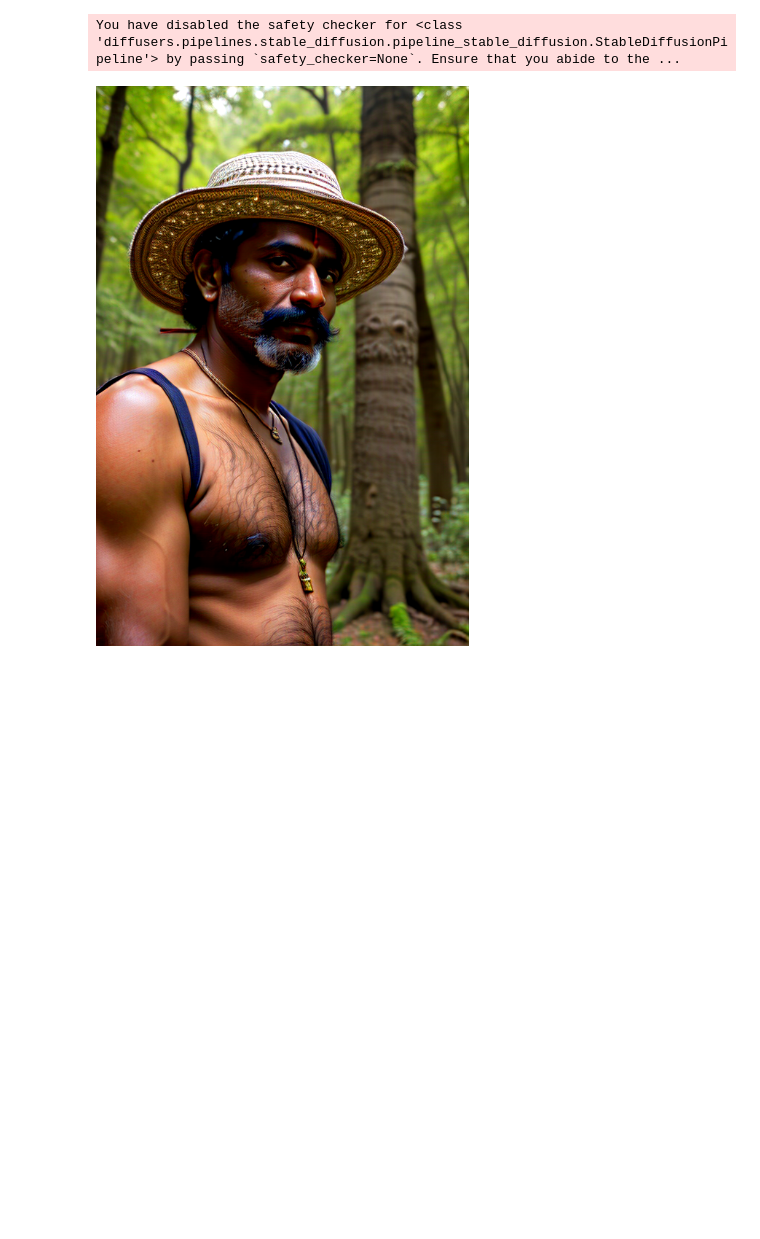
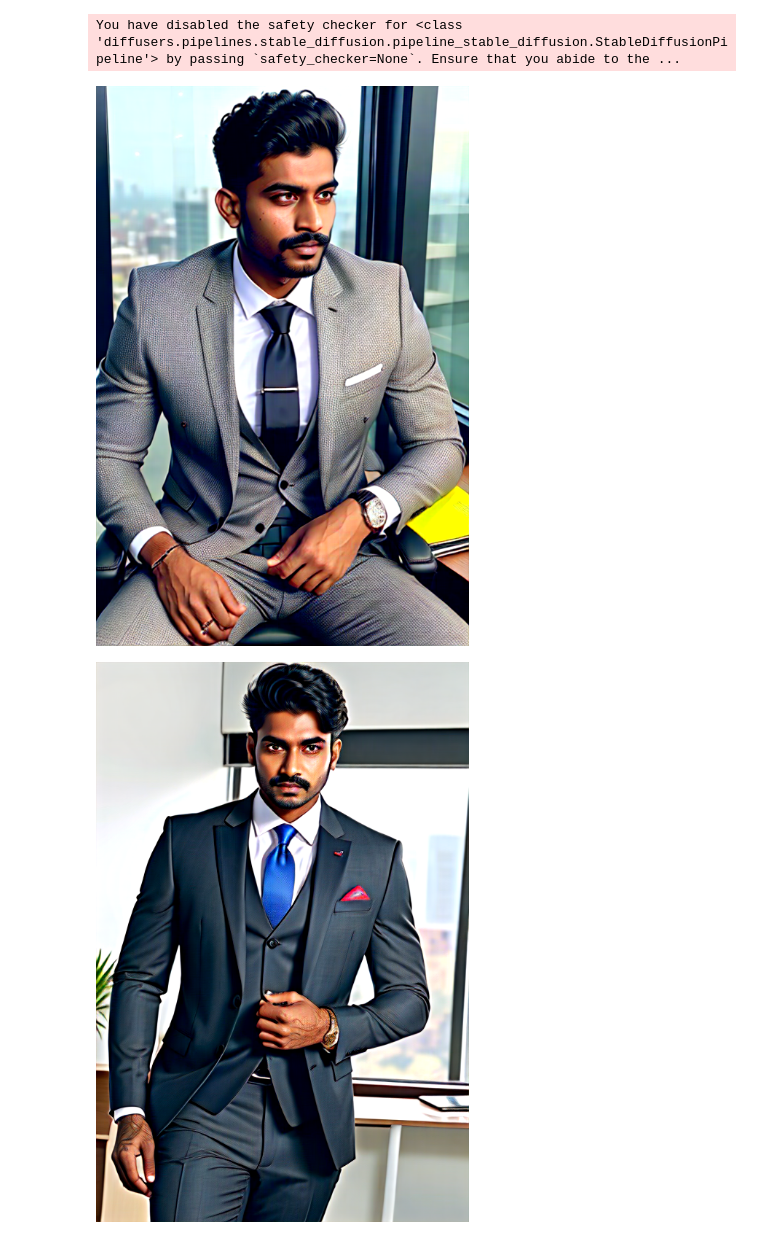
Before and after one commit to VishalPrem1994/AIGenPlayGround, a Jupyter notebook: CivitAiModelToSDDiffuser.ipynb, the cells around one changed output. Drawn from its saved outputs; the diff is of its cells as text; code cells hidden in the pictures; blank space fills up the shorter version.

```diff
--- a/CivitAiModelToSDDiffuser.ipynb
+++ b/CivitAiModelToSDDiffuser.ipynb
@@ -45,30 +45,31 @@ You have disabled the safety checker for <class 'diffusers.pipelines.stable_diff
 # %%
 g_cuda = torch.Generator(device='cuda')
 seed = 4248775099 #@param {type:"number"}
 g_cuda.manual_seed(seed)
 #@title Run for generating images.
 
-prompt = "indian man in a forest, high quality, intricate, ultra realistic" #@param {type:"string"}
+prompt = "indian man in an office wearing a suit, high quality, intricate, ultra realistic" #@param {type:"string"}
 negative_prompt = "(worst quality:1.4), (low quality:1.4), child, deformed, deformed face, bad hands, bad fingers, bad hands, (3d, render, cgi, doll, painting:1.4), long body, blurry, duplicate, cloned, duplicate body parts, disfigured, extra limbs, fused fingers, extra fingers, twisted, malformed hands, mutated hands and fingers, conjoined, missing limbs, bad anatomy, bad proportions, logo, signature, text, words, lowres, boring, mutated, artifacts, gross, ugly, stretch, smooth skin texture" #@param {type:"string"}
-num_samples = 1 #@param {type:"number"}
+num_samples = 2 #@param {type:"number"}
 guidance_scale = 8 #@param {type:"number"}
 num_inference_steps = 50 #@param {type:"number"}
 height = 768 #@param {type:"number"}
 width = 512 #@param {type:"number"}
 
 with autocast("cuda"), torch.inference_mode():
     images = pipe(
         prompt,
         height=height,
         width=width,
         negative_prompt=negative_prompt,
         num_images_per_prompt=num_samples,
         num_inference_steps=num_inference_steps,
         guidance_scale=guidance_scale,
         generator=g_cuda
     ).images
 
 for img in images:
     display(img)
 # %% [output]
-[figure, old version]
+[figure, new version]
+[figure, added]
```
